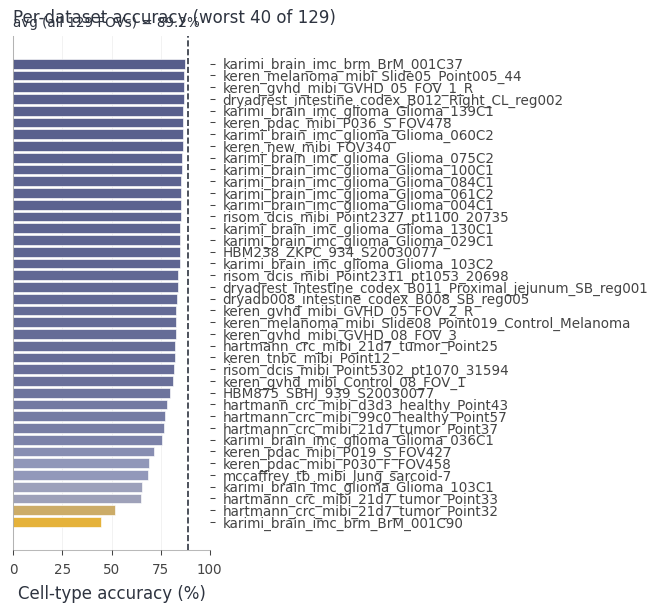
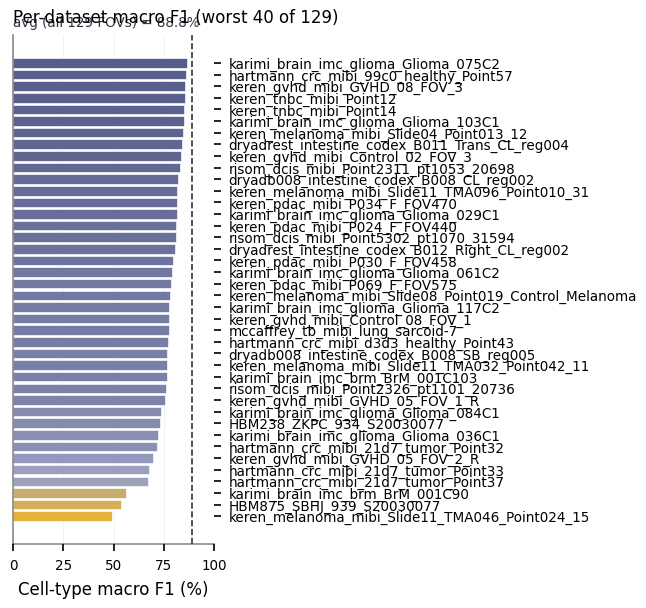
Code edit (unified diff) that turned the first committed figure into the second:
--- before
+++ after
@@ -1,35 +1,50 @@
-# Per-FOV hierarchical cell-type accuracy on the held-out test split: the worst
+# Per-FOV hierarchical cell-type macro-F1 on the held-out test split: the worst
 # 40 of the test FOVs (horizontal, least-bad at top -> worst at bottom), each
-# bar colored by its accuracy (gold = lowest). The worst-served FOVs tend to be
-# small-panel / unusual-marker acquisitions.
+# bar colored by its macro-F1 (gold = lowest). The worst-served FOVs tend to be
+# small-panel / unusual-marker acquisitions. Macro-F1 is computed per FOV over
+# the cell types present in that FOV (hierarchy-adjusted), with the model's
+# precomputed abstentions dropped to match the headline macro-F1 definition.
 from dct_figures.style import FS_AXIS_LABEL, FS_TICK, FS_TINY, style_ax
+from dct_figures.scoring import prf_from_cm
 from matplotlib.colors import LinearSegmentedColormap
 
-fov_acc = pred_df.groupby("fov_name")["correct_hier"].mean()
-n_fov = len(fov_acc)
-worst = fov_acc.sort_values(ascending=False).tail(40)   # 40 lowest; least-bad first
-acc = worst.to_numpy() * 100.0
+scored = pred_df[~pred_df["abstained"].astype(bool)] if "abstained" in pred_df else pred_df
 
-_cmap = LinearSegmentedColormap.from_list("acc", ["#E5B23B", "#9aa0c0", THEME])
-_norm = (acc - acc.min()) / max(acc.max() - acc.min(), 1e-9)
+def _fov_macro_f1(g):
+    cm = np.zeros((n_classes, n_classes), dtype=np.int64)
+    for t, p in zip(g["cell_type_actual"], g["pred_name"]):
+        if t in ct2idx and p in ct2idx:
+            cm[ct2idx[t], ct2idx[p]] += 1
+    cm = adjust_conf_mat_hierarchy(cm, CELL_TYPE_HIERARCHY, ct2idx)
+    _, _, f1, _, has_support = prf_from_cm(cm)
+    return f1[has_support].mean() * 100.0 if has_support.any() else np.nan
+
+fov_f1 = (scored.groupby("fov_name")[["cell_type_actual", "pred_name"]]
+          .apply(_fov_macro_f1).dropna())
+n_fov = len(fov_f1)
+worst = fov_f1.sort_values(ascending=False).tail(40)   # 40 lowest; least-bad first
+f1v = worst.to_numpy()
+
+_cmap = LinearSegmentedColormap.from_list("f1", ["#E5B23B", "#9aa0c0", THEME])
+_norm = (f1v - f1v.min()) / max(f1v.max() - f1v.min(), 1e-9)
 bar_colors = _cmap(_norm)
 
 fig, ax = plt.subplots(figsize=(COL_1_5, 4.2))
 y = range(len(worst))
-ax.barh(y, acc, color=bar_colors, edgecolor="white", linewidth=0.3, height=0.82)
+ax.barh(y, f1v, color=bar_colors, edgecolor="white", linewidth=0.3, height=0.82)
 ax.invert_yaxis()                       # least-bad at top, worst at bottom
 ax.set_yticks(list(y)); ax.set_yticklabels(worst.index, fontsize=FS_TINY)
 ax.yaxis.tick_right()
 ax.set_xlim(0, 100)
-ax.set_xlabel("Cell-type accuracy (%)", fontsize=FS_AXIS_LABEL)
-mean_acc = fov_acc.mean() * 100.0
-ax.axvline(mean_acc, color=PAL["dark"], linestyle="--", linewidth=0.8, zorder=4)
-ax.text(0.0, 1.01, f"avg (all {n_fov} FOVs) = {mean_acc:.1f}%", transform=ax.transAxes,
+ax.set_xlabel("Cell-type macro F1 (%)", fontsize=FS_AXIS_LABEL)
+mean_f1 = fov_f1.mean()
+ax.axvline(mean_f1, color=PAL["dark"], linestyle="--", linewidth=0.8, zorder=4)
+ax.text(0.0, 1.01, f"avg (all {n_fov} FOVs) = {mean_f1:.1f}%", transform=ax.transAxes,
         ha="left", va="bottom", fontsize=FS_TICK, color=PAL["dark"])
-ax.set_title(f"Per-dataset accuracy (worst 40 of {n_fov})", fontsize=FS_AXIS_LABEL, loc="left")
+ax.set_title(f"Per-dataset macro F1 (worst 40 of {n_fov})", fontsize=FS_AXIS_LABEL, loc="left")
 ax.tick_params(labelsize=FS_TICK)
 style_ax(ax, grid_axis="x")
 fig.tight_layout()
 plt.show()
-print(f"per-FOV accuracy: worst {acc.min():.1f}% .. median {fov_acc.median()*100:.1f}% "
-      f".. best {fov_acc.max()*100:.1f}% (n={n_fov})")
+print(f"per-FOV macro F1: worst {f1v.min():.1f}% .. median {fov_f1.median():.1f}% "
+      f".. best {fov_f1.max():.1f}% (n={n_fov})")

Commit: notebooks: sync figure annotations to paper + per-dataset/SuppFig3 metrics